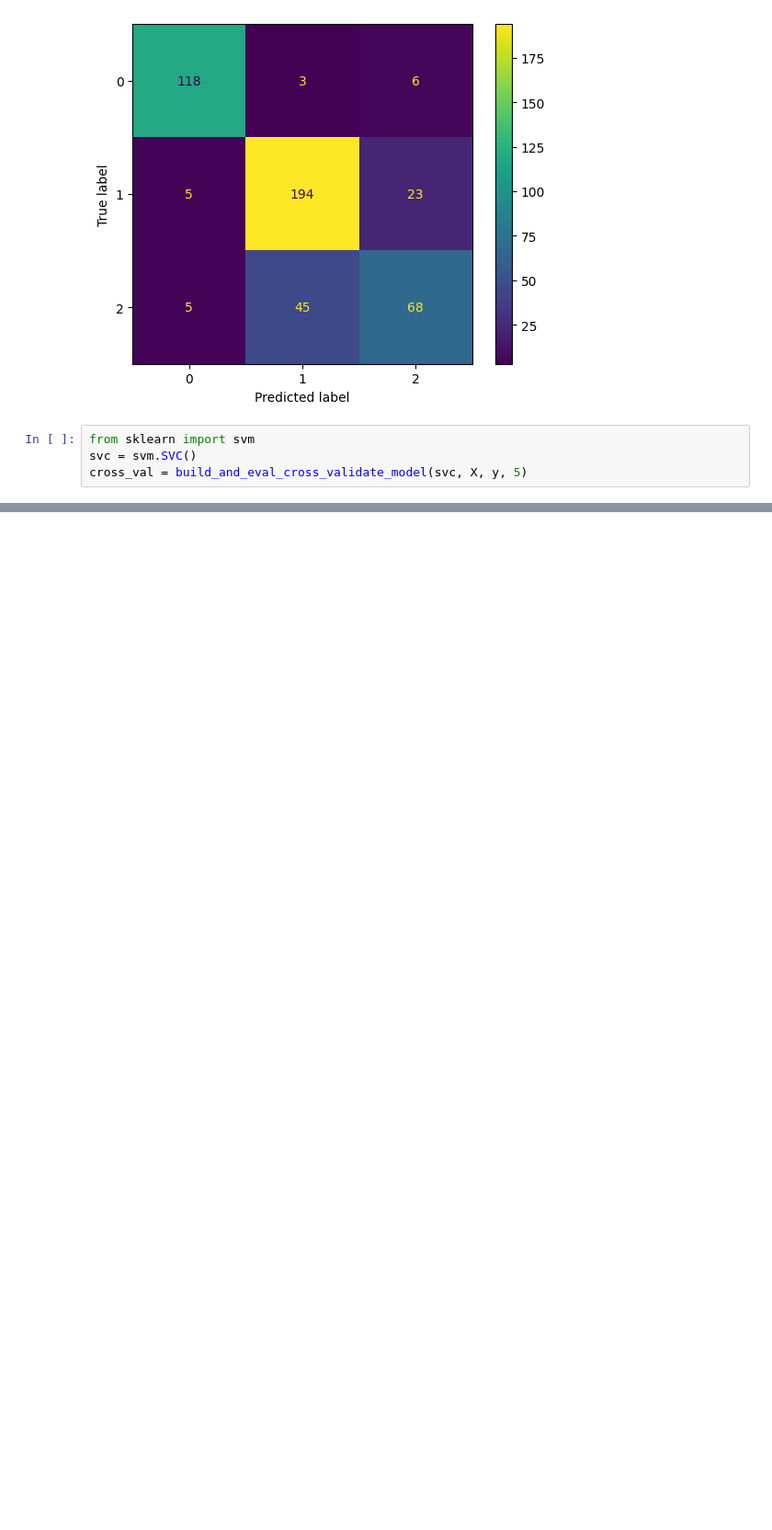
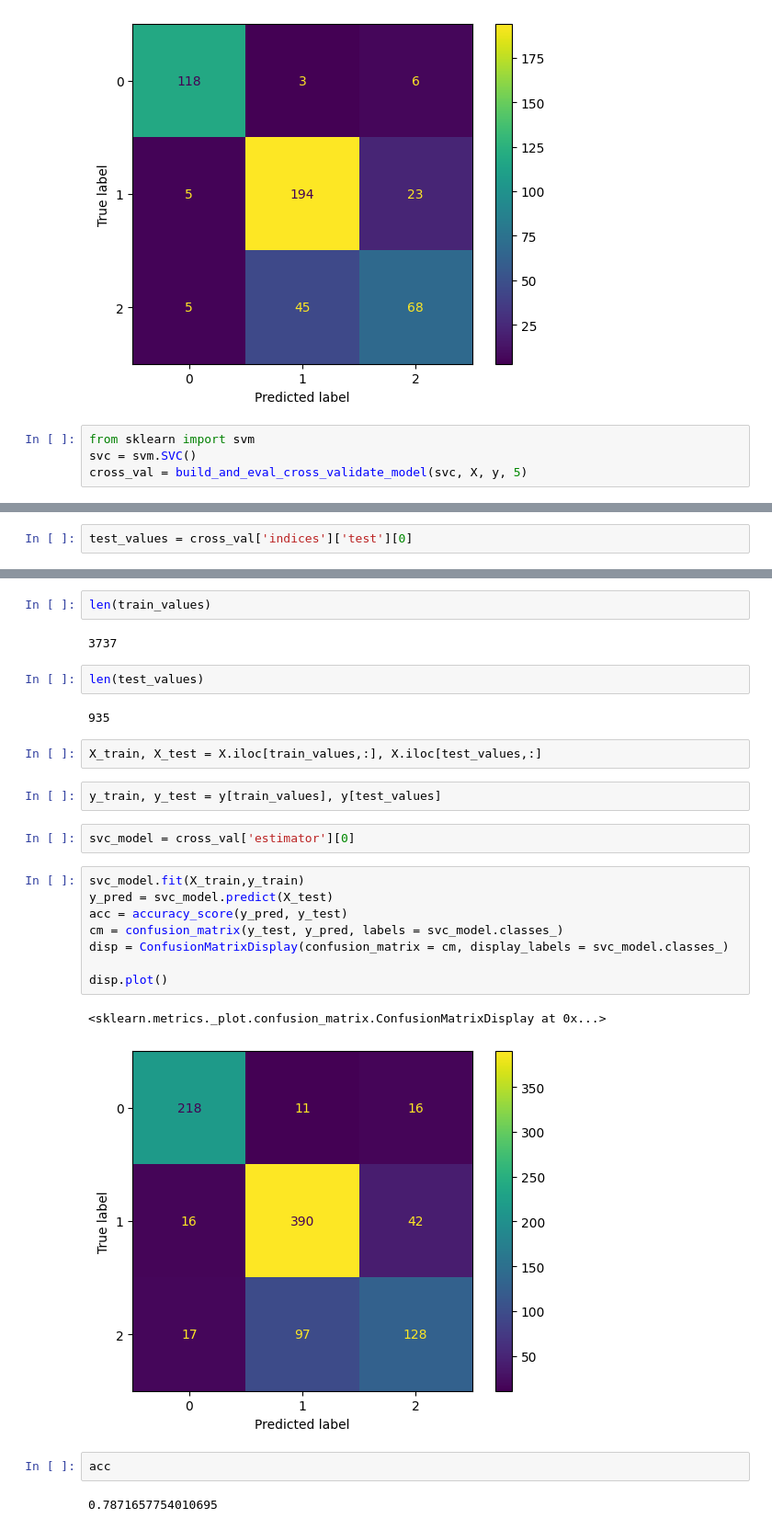
Before and after one commit to conor7276/chest-xray-research, a Jupyter notebook: models/TestModel.ipynb, the cells around one changed output, grey strips where cells are left out. Shown at 92% size. Saved outputs shown, nothing was run; the diff lists cells and outputs as text; blank space fills up the shorter version.

Commit message:
Created cross validation model with svc

```diff
--- a/models/TestModel.ipynb
+++ b/models/TestModel.ipynb
@@ -509,0 +528,2 @@ cross_val
+# %%
+test_values = cross_val['indices']['test'][0]
@@ -509,0 +550,29 @@ cross_val
+# %%
+len(train_values)
+# %% [output]
+3737
+# %%
+len(test_values)
+# %% [output]
+935
+# %%
+X_train, X_test = X.iloc[train_values,:], X.iloc[test_values,:]
+# %%
+y_train, y_test = y[train_values], y[test_values]
+# %%
+svc_model = cross_val['estimator'][0]
+# %%
+svc_model.fit(X_train,y_train)
+y_pred = svc_model.predict(X_test)
+acc = accuracy_score(y_pred, y_test)
+cm = confusion_matrix(y_test, y_pred, labels = svc_model.classes_)
+disp = ConfusionMatrixDisplay(confusion_matrix = cm, display_labels = svc_model.classes_)
+
+disp.plot()
+# %% [output]
+<sklearn.metrics._plot.confusion_matrix.ConfusionMatrixDisplay at 0x...>
+[figure, added]
+# %%
+acc
+# %% [output]
+0.7871657754010695
```
Also changed, not shown: parts of 11 cells of this notebook.
